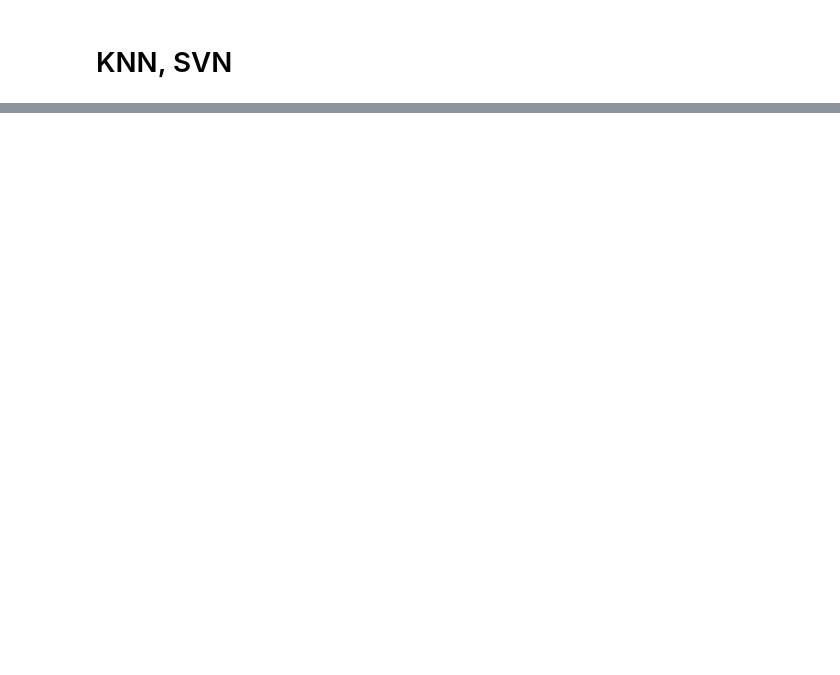
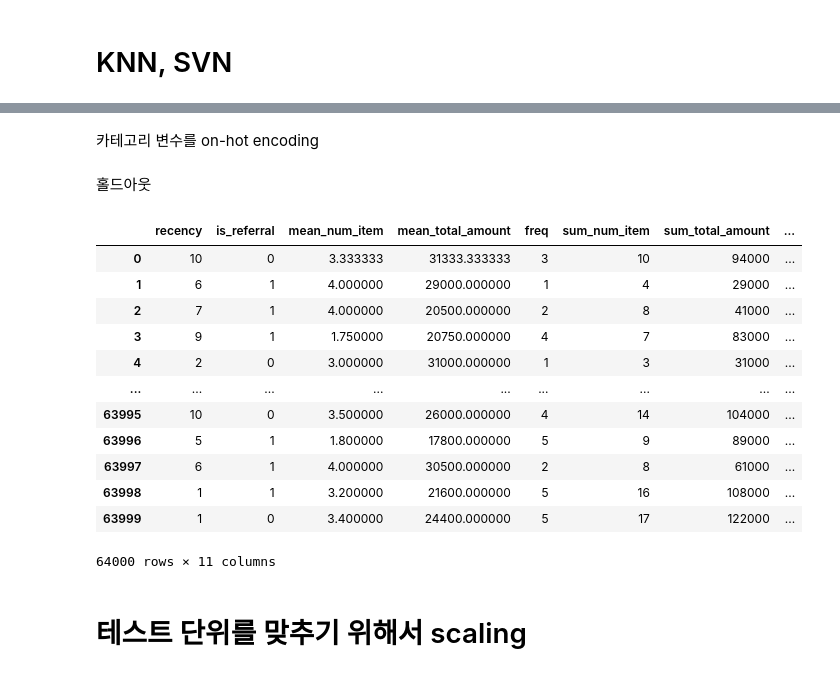
Before and after one commit to hyun111111/fintech_service_2nd, a Jupyter notebook: 05machine_learning/12지도학습_분류분석_KNN_SYM_프로모션 _효율예측분석.ipynb, the cells around one changed output, grey strips where cells are left out. Cells and saved outputs as stored; diff of their text form; code cells hidden in the pictures; blank space fills up the shorter version.

```diff
--- a/05machine_learning/12지도학습_분류분석_KNN_SYM_프로모션 _효율예측분석.ipynb
+++ b/05machine_learning/12지도학습_분류분석_KNN_SYM_프로모션 _효율예측분석.ipynb
@@ -126,0 +304,2 @@ mem.loc[mem['id'] == 100001]
+# %%
+data =  pd.merge(mem, mean_item_amount, how='left', on='id')
@@ -331,0 +592,2 @@ print(classification_report(y_test, test_pred))
+# %%
+data = pd.get_dummies(data, drop_first= True)
@@ -333,0 +621,9 @@ print(classification_report(y_test, test_pred))
+# %% [markdown]
+카테고리 변수를 on-hot encoding
+# %%
+data = pd.get_dummies(data, drop_first= True)
+# %% [markdown]
+홀드아웃
+# %%
+X = data.drop(['conversion','id'], axis=1)
+y= data['conversion']
@@ -333,0 +633,18 @@ print(classification_report(y_test, test_pred))
+# %%
+X
+# %% [output]
+|  | recency | is_referral | mean_num_item | mean_total_amount | freq | sum_num_item | sum_total_amount | ... |
+| 0 | 10 | 0 | 3.333333 | 31333.333333 | 3 | 10 | 94000 | ... |
+| 1 | 6 | 1 | 4.000000 | 29000.000000 | 1 | 4 | 29000 | ... |
+| 2 | 7 | 1 | 4.000000 | 20500.000000 | 2 | 8 | 41000 | ... |
+| 3 | 9 | 1 | 1.750000 | 20750.000000 | 4 | 7 | 83000 | ... |
+| 4 | 2 | 0 | 3.000000 | 31000.000000 | 1 | 3 | 31000 | ... |
+| ... | ... | ... | ... | ... | ... | ... | ... | ... |
+| 63995 | 10 | 0 | 3.500000 | 26000.000000 | 4 | 14 | 104000 | ... |
+| 63996 | 5 | 1 | 1.800000 | 17800.000000 | 5 | 9 | 89000 | ... |
+| 63997 | 6 | 1 | 4.000000 | 30500.000000 | 2 | 8 | 61000 | ... |
+| 63998 | 1 | 1 | 3.200000 | 21600.000000 | 5 | 16 | 108000 | ... |
+| 63999 | 1 | 0 | 3.400000 | 24400.000000 | 5 | 17 | 122000 | ... |
+64000 rows × 11 columns
+# %% [markdown]
+# 테스트 단위를 맞추기 위해서 scaling
```
Also changed, not shown: parts of 84 cells of this notebook, 21 other files.
